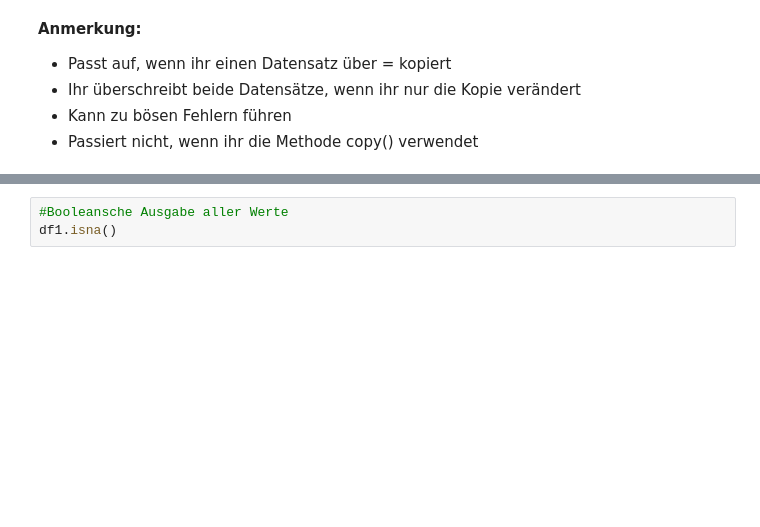
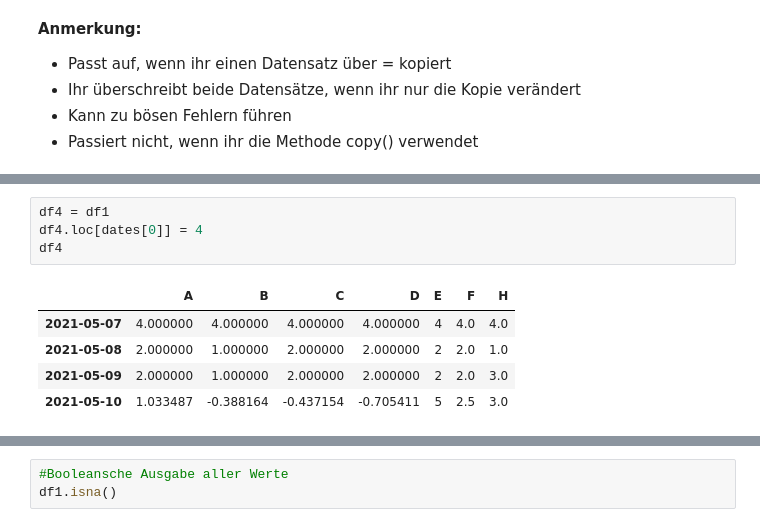
Before and after one commit to FelixRb96/Python_kurs_RTG, a Jupyter notebook: materialien/4_pandas.ipynb, the cells around one changed output, grey strips where cells are left out. Cells and saved outputs as stored; diff of their text form; blank space fills up the shorter version.

```diff
--- a/materialien/4_pandas.ipynb
+++ b/materialien/4_pandas.ipynb
@@ -714,0 +719,10 @@ df1
+# %%
+df4 = df1
+df4.loc[dates[0]] = 4
+df4
+# %% [output]
+|  | A | B | C | D | E | F | H |
+| 2021-05-07 | 4.000000 | 4.000000 | 4.000000 | 4.000000 | 4 | 4.0 | 4.0 |
+| 2021-05-08 | 2.000000 | 1.000000 | 2.000000 | 2.000000 | 2 | 2.0 | 1.0 |
+| 2021-05-09 | 2.000000 | 1.000000 | 2.000000 | 2.000000 | 2 | 2.0 | 3.0 |
+| 2021-05-10 | 1.033487 | -0.388164 | -0.437154 | -0.705411 | 5 | 2.5 | 3.0 |
```
Also changed, not shown: parts of 60 cells of this notebook, 3 other files.
